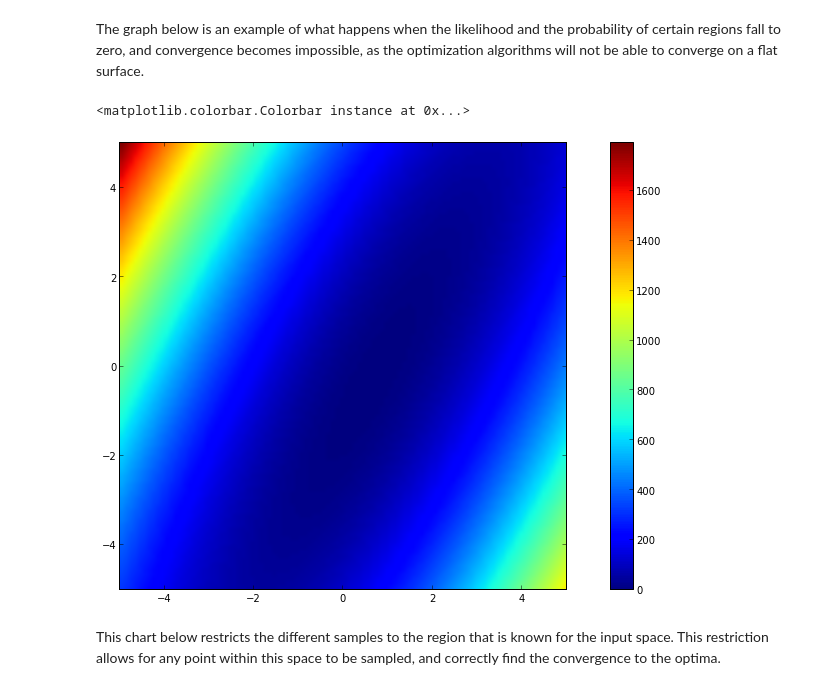
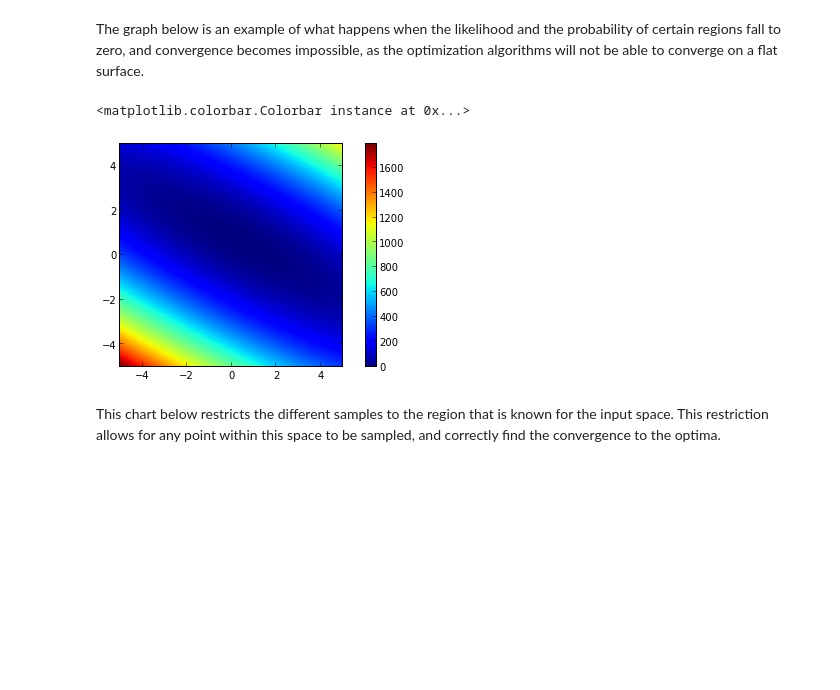
Before and after one commit to gajomi/enzymatica, a Jupyter notebook: docs/inference.ipynb, the cells around one changed output. Drawn from its saved outputs; the diff is of its cells as text; code cells hidden in the pictures; blank space fills up the shorter version.

```diff
--- a/docs/inference.ipynb
+++ b/docs/inference.ipynb
@@ -58,12 +56,12 @@ posterior = Posterior(prior, model_rv, data)
 # %%
 a = linspace(-5, 5, 100)
 b = linspace(-5, 5, 100)
-likelihoods = [[-posterior.log_likelihood([_a, _b]) for _b in b] for _a in a]
-imshow(likelihoods, extent=[-5, 5, -5, 5])
+likelihoods = [[-posterior.log_likelihood([_a, _b]) for _a in a] for _b in b]
+imshow(likelihoods, extent=[-5, 5, -5, 5], origin='lower')
 colorbar()
 # %% [output]
 <matplotlib.colorbar.Colorbar instance at 0x...>
-[figure, old version]
+[figure, new version]
 # %% [markdown]
 <div>
     This chart below restricts the different samples to the region that is known for the input
```
Also changed, not shown: parts of 9 cells of this notebook.
